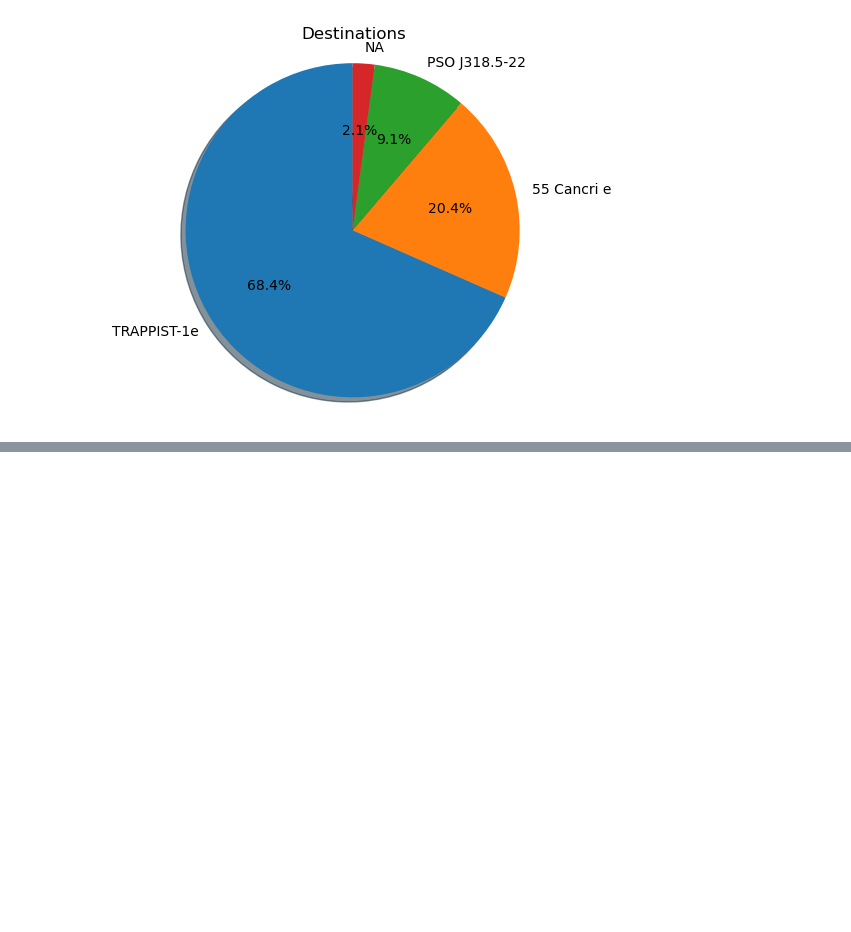
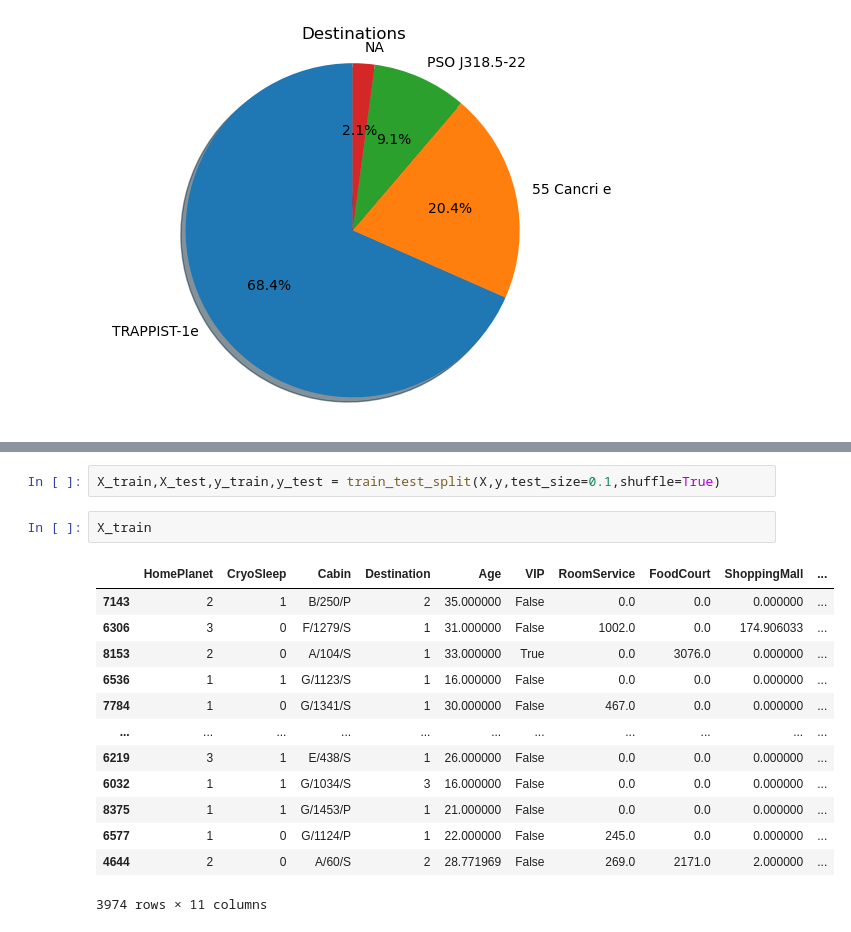
Before and after one commit to lotlouischoitslab/Spaceship_Titanic_Challenge, a Jupyter notebook: Spaceship_Titanic_Code.ipynb, the cells around one changed output, grey strips where cells are left out. Drawn from its saved outputs; the diff is of its cells as text; blank space fills up the shorter version.

```diff
--- a/Spaceship_Titanic_Code.ipynb
+++ b/Spaceship_Titanic_Code.ipynb
@@ -241,0 +309,18 @@ plt.show()
+# %%
+X_train,X_test,y_train,y_test = train_test_split(X,y,test_size=0.1,shuffle=True)
+# %%
+X_train
+# %% [output]
+|  | HomePlanet | CryoSleep | Cabin | Destination | Age | VIP | RoomService | FoodCourt | ShoppingMall | ... |
+| 7143 | 2 | 1 | B/250/P | 2 | 35.000000 | False | 0.0 | 0.0 | 0.000000 | ... |
+| 6306 | 3 | 0 | F/1279/S | 1 | 31.000000 | False | 1002.0 | 0.0 | 174.906033 | ... |
+| 8153 | 2 | 0 | A/104/S | 1 | 33.000000 | True | 0.0 | 3076.0 | 0.000000 | ... |
+| 6536 | 1 | 1 | G/1123/S | 1 | 16.000000 | False | 0.0 | 0.0 | 0.000000 | ... |
+| 7784 | 1 | 0 | G/1341/S | 1 | 30.000000 | False | 467.0 | 0.0 | 0.000000 | ... |
+| ... | ... | ... | ... | ... | ... | ... | ... | ... | ... | ... |
+| 6219 | 3 | 1 | E/438/S | 1 | 26.000000 | False | 0.0 | 0.0 | 0.000000 | ... |
+| 6032 | 1 | 1 | G/1034/S | 3 | 16.000000 | False | 0.0 | 0.0 | 0.000000 | ... |
+| 8375 | 1 | 1 | G/1453/P | 1 | 21.000000 | False | 0.0 | 0.0 | 0.000000 | ... |
+| 6577 | 1 | 0 | G/1124/P | 1 | 22.000000 | False | 245.0 | 0.0 | 0.000000 | ... |
+| 4644 | 2 | 0 | A/60/S | 2 | 28.771969 | False | 269.0 | 2171.0 | 2.000000 | ... |
+3974 rows × 11 columns
```
Also changed, not shown: parts of 11 cells of this notebook.
